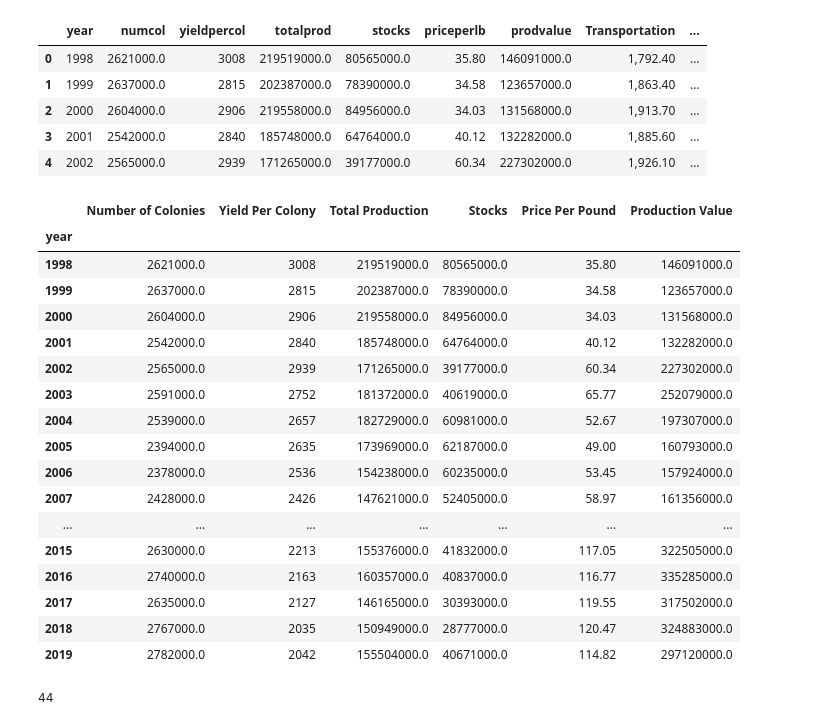
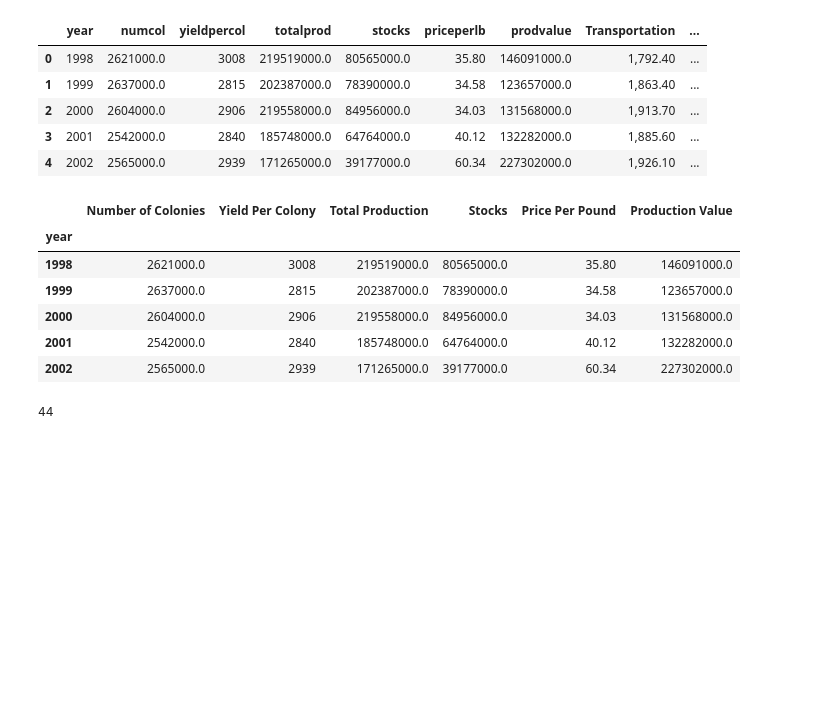
Before and after one commit to nataliaxmoreno/project-1-Group3, a Jupyter notebook: bee-code.ipynb, the cells around one changed output. Cells and saved outputs as stored; diff of their text form; code cells hidden in the pictures; blank space fills up the shorter version.

```diff
--- a/bee-code.ipynb
+++ b/bee-code.ipynb
@@ -67,29 +76,18 @@ ghg_honey.head()
 # %%
 # Rename the headers
 bees_data_renamed_df = bees_data_df.rename(columns={"state":"State", "numcol": "Number of Colonies",
                                      "yieldpercol":"Yield Per Colony","totalprod": "Total Production",
                                      "stocks": "Stocks", "priceperlb": "Price Per Pound",
                                       "prodvalue": "Production Value", "year": "Year"})
-bees_data_renamed_df
+bees_data_renamed_df.head()
 # %% [output]
 |  | Number of Colonies | Yield Per Colony | Total Production | Stocks | Price Per Pound | Production Value |
 | year |  |  |  |  |  |  |
 | 1998 | 2621000.0 | 3008 | 219519000.0 | 80565000.0 | 35.80 | 146091000.0 |
 | 1999 | 2637000.0 | 2815 | 202387000.0 | 78390000.0 | 34.58 | 123657000.0 |
 | 2000 | 2604000.0 | 2906 | 219558000.0 | 84956000.0 | 34.03 | 131568000.0 |
 | 2001 | 2542000.0 | 2840 | 185748000.0 | 64764000.0 | 40.12 | 132282000.0 |
 | 2002 | 2565000.0 | 2939 | 171265000.0 | 39177000.0 | 60.34 | 227302000.0 |
-| 2003 | 2591000.0 | 2752 | 181372000.0 | 40619000.0 | 65.77 | 252079000.0 |
-| 2004 | 2539000.0 | 2657 | 182729000.0 | 60981000.0 | 52.67 | 197307000.0 |
-| 2005 | 2394000.0 | 2635 | 173969000.0 | 62187000.0 | 49.00 | 160793000.0 |
-| 2006 | 2378000.0 | 2536 | 154238000.0 | 60235000.0 | 53.45 | 157924000.0 |
-| 2007 | 2428000.0 | 2426 | 147621000.0 | 52405000.0 | 58.97 | 161356000.0 |
-| ... | ... | ... | ... | ... | ... | ... |
-| 2015 | 2630000.0 | 2213 | 155376000.0 | 41832000.0 | 117.05 | 322505000.0 |
-| 2016 | 2740000.0 | 2163 | 160357000.0 | 40837000.0 | 116.77 | 335285000.0 |
-| 2017 | 2635000.0 | 2127 | 146165000.0 | 30393000.0 | 119.55 | 317502000.0 |
-| 2018 | 2767000.0 | 2035 | 150949000.0 | 28777000.0 | 120.47 | 324883000.0 |
-| 2019 | 2782000.0 | 2042 | 155504000.0 | 40671000.0 | 114.82 | 297120000.0 |
 # %%
 #Count States in Dataset
 bees_data['state'].nunique()
```
Also changed, not shown: parts of 8 cells of this notebook.
